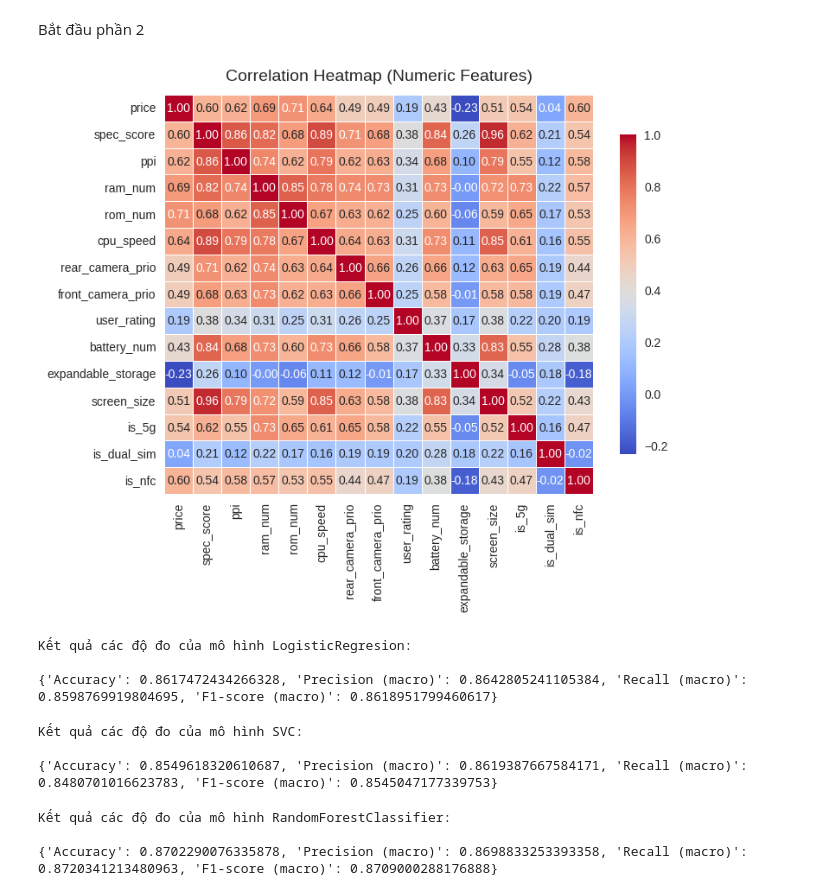
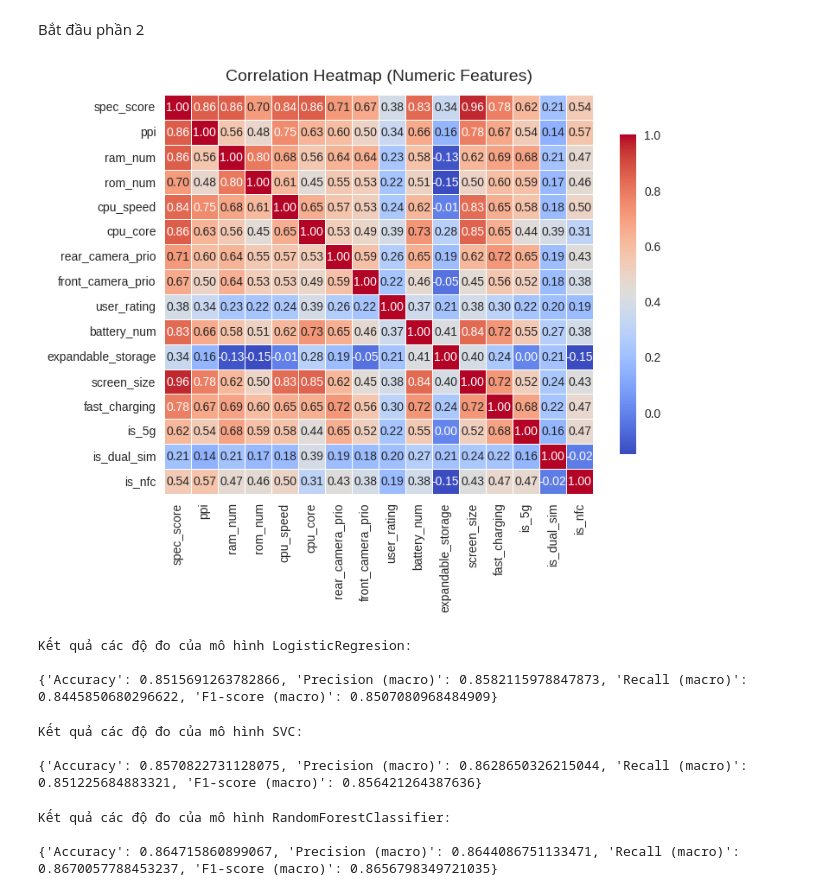
Before and after one commit to TianAn2411/HCMUT_ML_Assignment, a Jupyter notebook: notebooks/Assignment1_CEML2.ipynb, the cells around one changed output. Drawn from its saved outputs; the diff is of its cells as text; code cells hidden in the pictures.

```diff
--- a/notebooks/Assignment1_CEML2.ipynb
+++ b/notebooks/Assignment1_CEML2.ipynb
@@ -531,8 +324,8 @@ is_dual_sim            0.000000
 is_nfc                 0.000000
 dtype: float64
 # %%
-num_feature = ['price', 'spec_score','ppi','ram_num','rom_num','cpu_speed','rear_camera_prio','front_camera_prio',
-               'user_rating', 'battery_num', 'expandable_storage', 'screen_size', 'is_5g', 'is_dual_sim', 'is_nfc']
+num_feature = ['spec_score','ppi','ram_num','rom_num','cpu_speed', 'cpu_core', 'rear_camera_prio','front_camera_prio',
+               'user_rating', 'battery_num', 'expandable_storage', 'screen_size', 'fast_charging', 'is_5g', 'is_dual_sim', 'is_nfc']
 def detect_outliers_iqr(series):
     Q1 = series.quantile(0.25)
     Q3 = series.quantile(0.75)
@@ -564,13 +358,13 @@ Number of outliers in is_nfc: 0
 df_log = raw_data.copy()
 
 # Log transform 3 biến nhiều outlier
-for col in ['price', 'user_rating', 'expandable_storage']:
+for col in ['user_rating', 'expandable_storage', 'front_camera_prio', 'rom_num', 'ram_num']:
     df_log[col + '_log'] = np.log1p(raw_data[col])  # log(1+x) để tránh log(0)
 
 # Vẽ so sánh
 fig, axes = plt.subplots(3, 2, figsize=(12, 10))
 
-for i, col in enumerate(['price', 'user_rating', 'expandable_storage']):
+for i, col in enumerate(['user_rating', 'expandable_storage', 'front_camera_prio']):
     # Histogram gốc
     axes[i,0].hist(raw_data[col].dropna(), bins=50, color='skyblue', edgecolor='black')
     axes[i,0].set_title(f"Original {col}")
@@ -614,34 +408,32 @@ Bắt đầu phần 2
 # %%
 cleaned_data = raw_data.copy()
 
 from sklearn.model_selection import train_test_split
 from sklearn.preprocessing import MinMaxScaler, StandardScaler, OneHotEncoder, LabelEncoder
-from sklearn.impute import KNNImputer
+from sklearn.impute import KNNImputer, SimpleImputer
 from sklearn.compose import ColumnTransformer
 from sklearn.pipeline import Pipeline
 from sklearn.decomposition import PCA
 from sklearn.linear_model import LogisticRegression
 from sklearn.svm import SVC
 from sklearn.ensemble import RandomForestClassifier
 from sklearn.metrics import accuracy_score, precision_score, recall_score, f1_score
-imputer = KNNImputer(n_neighbors=5)
-raw_data[num_feature] = imputer.fit_transform(raw_data[num_feature])
 
 corr = raw_data[num_feature].corr()
 
 # Vẽ heatmap
 plt.figure(figsize=(8,6))
 sns.heatmap(corr,
             annot=True,       # hiện giá trị hệ số tương quan
             cmap="coolwarm",  # bảng màu xanh-đỏ
             fmt=".2f",        # 2 chữ số thập phân
             linewidths=0.5,   # khoảng cách giữa các ô
             cbar_kws={"shrink": 0.8})  # thu nhỏ thanh màu bên cạnh
 
 plt.title("Correlation Heatmap (Numeric Features)", fontsize=14, pad=12)
 plt.show()
 # %% [output]
-[figure, old version]
+[figure, new version]
 # %%
 target = 'price_category'
 num_feature = ['spec_score','ppi','ram_num','rom_num','cpu_speed', 'cpu_core', 'rear_camera_prio','front_camera_prio',
@@ -720,7 +521,7 @@ def run(model, num_feature, cat_feature, data, target, feature_range=(0, 1), tes
 
     return metrics, pipe
 # %%
-metrics, pipe = run(
+metrics, pipe = run_model(
     model=LogisticRegression(max_iter=500),
     num_feature=num_feature,
     cat_feature=cat_feature,
@@ -729,10 +530,11 @@ metrics, pipe = run(
     feature_range=(0, 1),
     test_size=0.2,
     random_state=42,
-    n_neighbors=5,
+    n_neighbors=15,
+    imputer='median',
     encoder='one-hot',
-    scaler='minmax',
-    n_components=20,
+    scaler='standard',
+    n_components=12,
 )
 
 print ("Kết quả các độ đo của mô hình LogisticRegresion:\n")
@@ -740,30 +542,31 @@ print(metrics)
 # %% [output]
 Kết quả các độ đo của mô hình LogisticRegresion:
 
-{'Accuracy': 0.8617472434266328, 'Precision (macro)': 0.8642805241105384, 'Recall (macro)': 0.8598769919804695, 'F1-score (macro)': 0.8618951799460617}
+{'Accuracy': 0.8515691263782866, 'Precision (macro)': 0.8582115978847873, 'Recall (macro)': 0.8445850680296622, 'F1-score (macro)': 0.8507080968484909}
 # %%
-metrics, pipe = run(
+metrics, pipe = run_model(
     model=SVC(),
     num_feature=num_feature,
     cat_feature=cat_feature,
     data=cleaned_data,
     target='price_category',
-    feature_range=(0, 1),
+    feature_range=(0, 10),
     test_size=0.2,
     random_state=42,
-    n_neighbors=5,
+    n_neighbors=15,
+    imputer='median',
     encoder='one-hot',
     scaler='minmax',
-    n_components=20,
+    n_components=12,
 )
 print ("Kết quả các độ đo của mô hình SVC:\n")
 print(metrics)
 # %% [output]
 Kết quả các độ đo của mô hình SVC:
 
-{'Accuracy': 0.8549618320610687, 'Precision (macro)': 0.8619387667584171, 'Recall (macro)': 0.8480701016623783, 'F1-score (macro)': 0.8545047177339753}
+{'Accuracy': 0.8570822731128075, 'Precision (macro)': 0.8628650326215044, 'Recall (macro)': 0.851225684883321, 'F1-score (macro)': 0.856421264387636}
 # %%
-metrics, pipe = run(
+metrics, pipe = run_model(
     model=RandomForestClassifier(),
     num_feature=num_feature,
     cat_feature=cat_feature,
@@ -773,13 +576,14 @@ metrics, pipe = run(
     test_size=0.2,
     random_state=42,
     n_neighbors=5,
+    imputer='median',
     encoder='one-hot',
     scaler='minmax',
-    n_components=20,
+    n_components=12,
 )
 print ("Kết quả các độ đo của mô hình RandomForestClassifier:\n")
 print(metrics)
 # %% [output]
 Kết quả các độ đo của mô hình RandomForestClassifier:
 
-{'Accuracy': 0.8702290076335878, 'Precision (macro)': 0.8698833253393358, 'Recall (macro)': 0.8720341213480963, 'F1-score (macro)': 0.8709000288176888}
+{'Accuracy': 0.864715860899067, 'Precision (macro)': 0.8644086751133471, 'Recall (macro)': 0.8670057788453237, 'F1-score (macro)': 0.8656798349721035}
```
Also changed, not shown: parts of 7 cells of this notebook.
